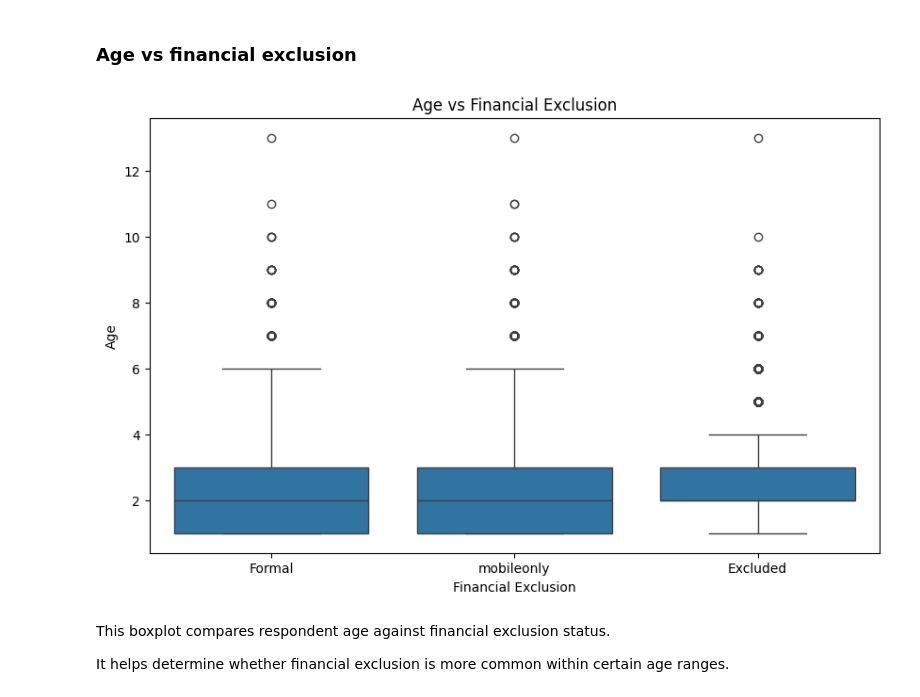
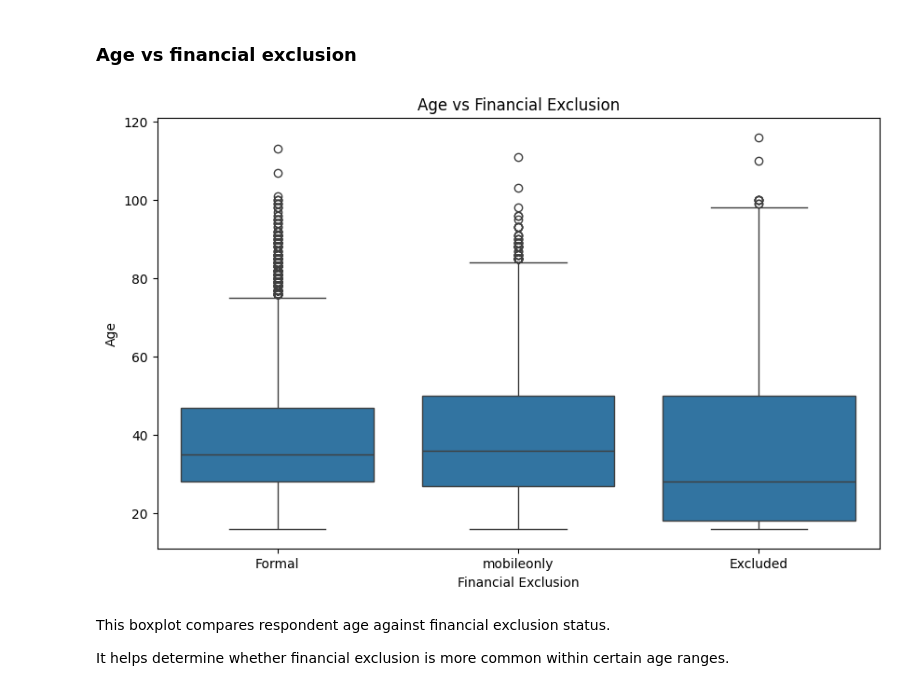
Before and after one commit to ChairoSolutions/Kenya-financial-inclusion-risk, a Jupyter notebook: notebooks-03_eda_subgroup_analysis.ipynb.ipynb, the cells around one changed output. Saved outputs shown, nothing was run; the diff lists cells and outputs as text; code cells hidden in the pictures.

```diff
--- a/notebooks-03_eda_subgroup_analysis.ipynb.ipynb
+++ b/notebooks-03_eda_subgroup_analysis.ipynb.ipynb
@@ -729,14 +729,14 @@ It helps identify the counties that contributed the most data to the survey.
 ### Age vs financial exclusion
 # %%
 plt.figure(figsize=(10,6))
-sns.boxplot(data=df,x='excluded_informal_new2022',y='A14v')
+sns.boxplot(data=df,x='excluded_informal_new2022',y='A19')
 plt.title('Age vs Financial Exclusion')
 plt.xlabel('Financial Exclusion')
 plt.ylabel('Age')
 
 plt.show()
 # %% [output]
-[figure, old version]
+[figure, new version]
 # %% [markdown]
 This boxplot compares respondent age against financial exclusion status.
 
```
Also changed, not shown: parts of 5 cells of this notebook.
